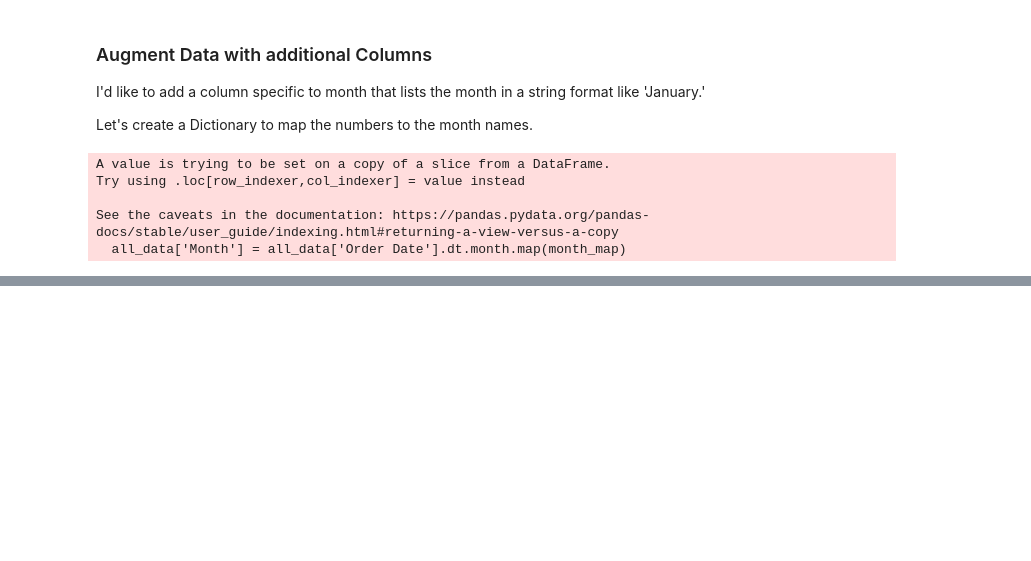
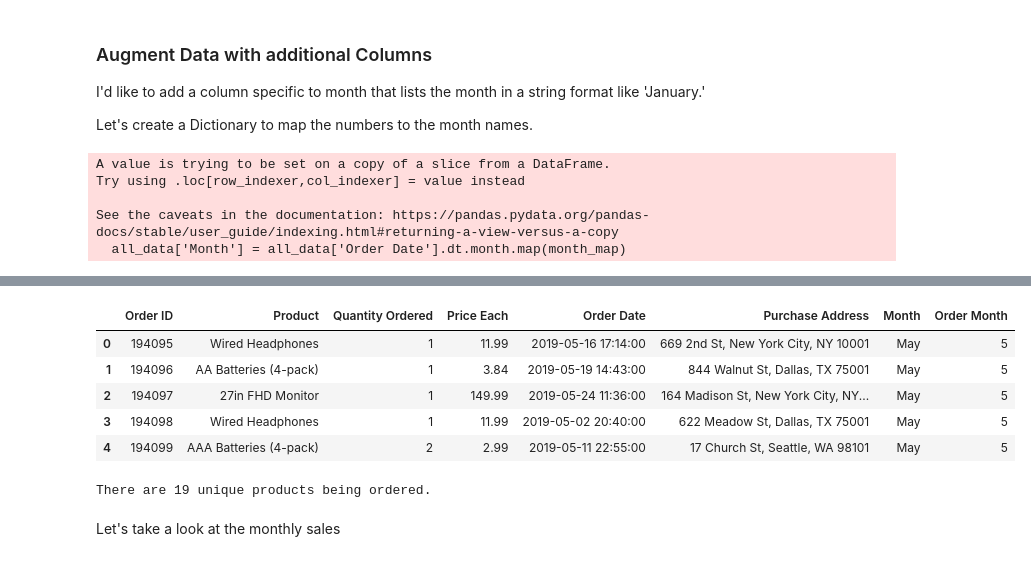
Before and after one commit to heinerkace/GoodStart, a Jupyter notebook: PythonProjectPortfolioKace.ipynb, the cells around one changed output, grey strips where cells are left out. Drawn from its saved outputs; the diff is of its cells as text; code cells hidden in the pictures; blank space fills up the shorter version.

```diff
--- a/PythonProjectPortfolioKace.ipynb
+++ b/PythonProjectPortfolioKace.ipynb
@@ -228,0 +226,9 @@ See the caveats in the documentation: https://pandas.pydata.org/pandas-docs/stab
+# %%
+all_data.head()
+# %% [output]
+|  | Order ID | Product | Quantity Ordered | Price Each | Order Date | Purchase Address | Month | Order Month |
+| 0 | 194095 | Wired Headphones | 1 | 11.99 | 2019-05-16 17:14:00 | 669 2nd St, New York City, NY 10001 | May | 5 |
+| 1 | 194096 | AA Batteries (4-pack) | 1 | 3.84 | 2019-05-19 14:43:00 | 844 Walnut St, Dallas, TX 75001 | May | 5 |
+| 2 | 194097 | 27in FHD Monitor | 1 | 149.99 | 2019-05-24 11:36:00 | 164 Madison St, New York City, NY... | May | 5 |
+| 3 | 194098 | Wired Headphones | 1 | 11.99 | 2019-05-02 20:40:00 | 622 Meadow St, Dallas, TX 75001 | May | 5 |
+| 4 | 194099 | AAA Batteries (4-pack) | 2 | 2.99 | 2019-05-11 22:55:00 | 17 Church St, Seattle, WA 98101 | May | 5 |
@@ -228,0 +237,6 @@ See the caveats in the documentation: https://pandas.pydata.org/pandas-docs/stab
+# %%
+print(f"There are {unique_count['Product']} unique products being ordered.")
+# %% [output]
+There are 19 unique products being ordered.
+# %% [markdown]
+Let's take a look at the monthly sales
```
Also changed, not shown: parts of 16 cells of this notebook.
